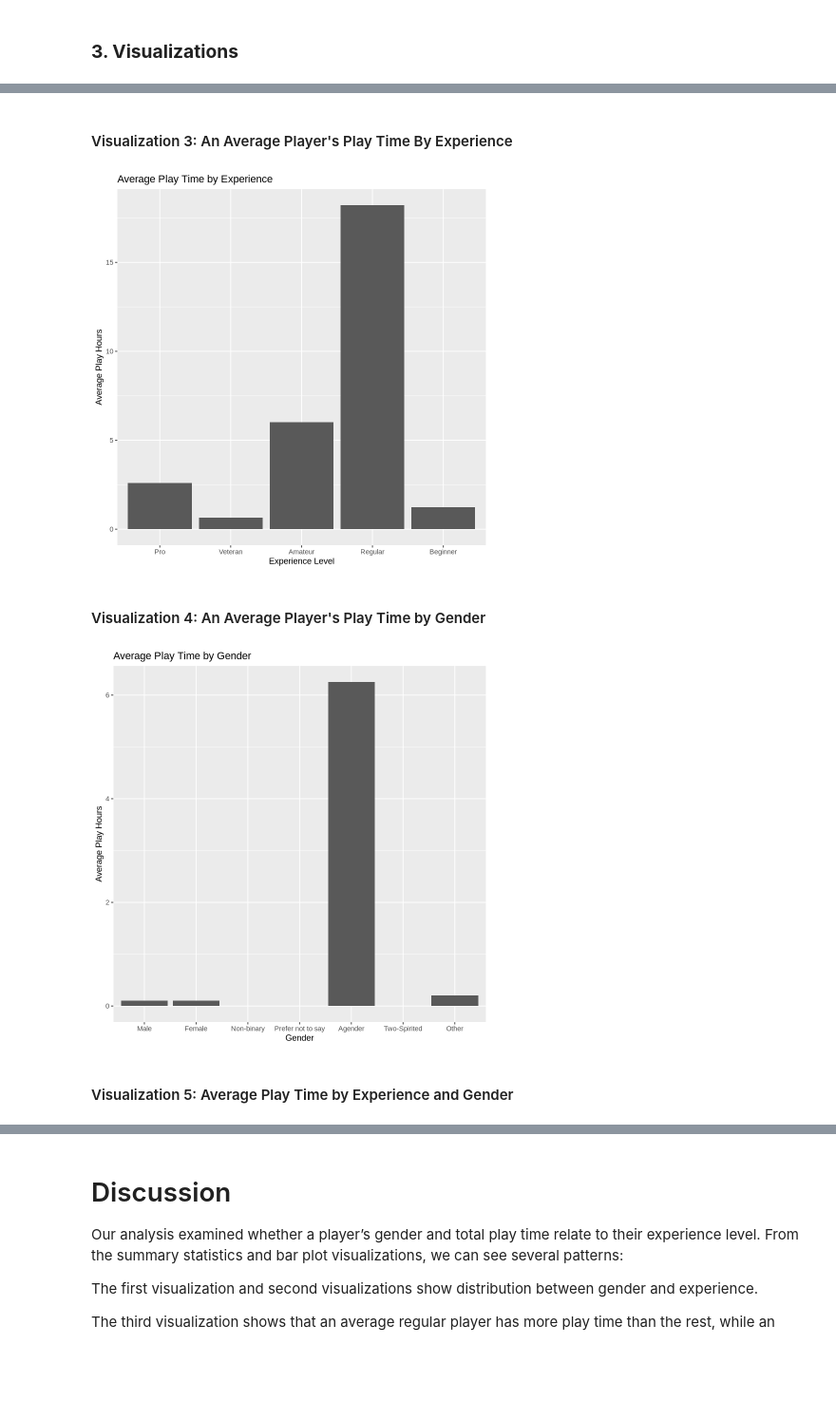
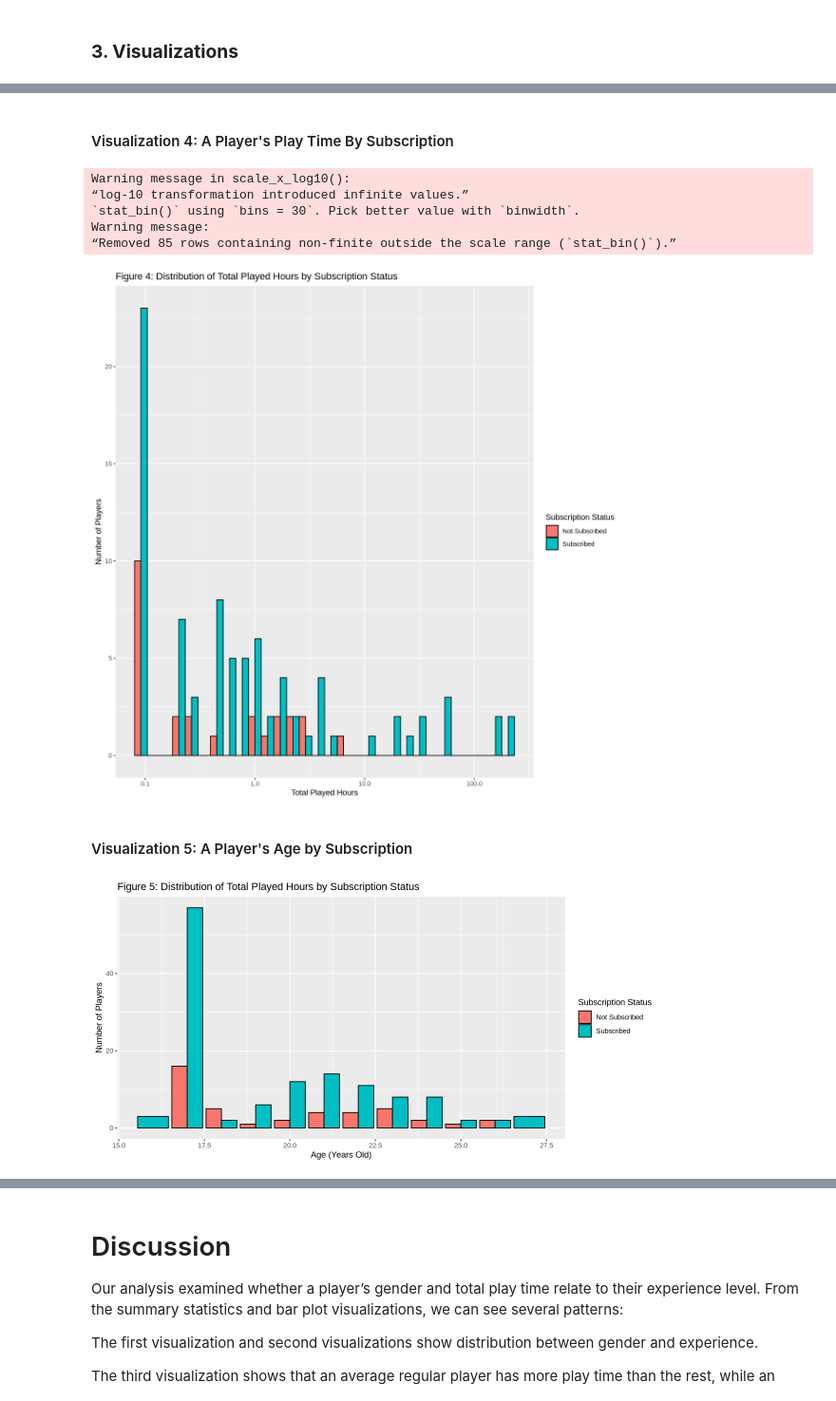
Before and after one commit to crowbirdy/project-003-29, a Jupyter notebook: Final_project.ipynb, the cells around one changed output, grey strips where cells are left out. Shown at 95% size. Saved outputs shown, nothing was run; the diff lists cells and outputs as text; code cells hidden in the pictures; blank space fills up the shorter version.

```diff
--- a/Final_project.ipynb
+++ b/Final_project.ipynb
@@ -68,11 +60,12 @@ The file `players.csv` was collected by a research group in Computer Science at
 
 The players table contains demographic and experience-related attributes describing each user. Variables such as experience and gender are categorical. To ensure proper treatment in grouping, plotting, or modeling, these fields were converted into factor types using **as_factor()**.
 # %%
-#Tidy players data
+# Tidy the players data set
 players_tidy <- players |>
-  mutate(
-    experience = as_factor(experience),
-    gender = as_factor(gender)
-  )
+select(Age, played_hours, subscribe) |>
+  mutate(subscribe = factor(subscribe,
+                            levels = c(FALSE, TRUE),
+                            labels = c("Not Subscribed", "Subscribed"))) |>
+ filter(!is.na(Age))
 head(players_tidy)
 # %% [output]
@@ -213,0 +85,15 @@ A grouped_df: 6 × 3
+# %%
+# Summary of player dataset
+players_summary <- summary(players_tidy)
+players_summary
+
+# Summarize player counts by age and extract the top 10 most frequent ages
+top10_age_distribution <- players_tidy |>
+  group_by(Age) |>
+    summarize(
+        count = n()) |>
+  slice_max(count , n = 10)
+top10_age_distribution
+
+players_top10 <- players_tidy |>
+  semi_join(top10_age_distribution, by = "Age")
@@ -242,24 +174,39 @@ experience_distribution_plot
 # %% [markdown]
-#### Visualization 3: An Average Player's Play Time By Experience
+#### Visualization 4: A Player's Play Time By Subscription
 # %%
-playtime_experience_plot <- ggplot(play_time_experience, aes(x = experience, y = avg_play_time)) +
-  geom_bar(stat = "identity") +
-  labs(title = "Average Play Time by Experience",
-       x = "Experience Level",
-       y = "Average Play Hours")
-playtime_experience_plot
+options (repr.plot.width = 10, repr.plot.height = 10)
+
+total_played_hours_plot <- ggplot(players_tidy, aes(x = played_hours, fill = subscribe)) +
+  geom_histogram(color = "black", position = "dodge") +
+  scale_x_log10() +
+  labs(
+    title = "Figure 4: Distribution of Total Played Hours by Subscription Status",
+    x = "Total Played Hours",
+    y = "Number of Players",
+    fill = "Subscription Status"
+  )
+total_played_hours_plot
 # %% [output]
+Warning message in scale_x_log10():
+“log-10 transformation introduced infinite values.”
+`stat_bin()` using `bins = 30`. Pick better value with `binwidth`.
+Warning message:
+“Removed 85 rows containing non-finite outside the scale range (`stat_bin()`).”
-[figure, old version]
+[figure, new version]
 # %% [markdown]
-#### Visualization 4: An Average Player's Play Time by Gender
+#### Visualization 5: A Player's Age by Subscription
 # %%
-playtime_gender_plot <- ggplot(play_time_gender, aes(x = gender, y = median_play_time)) +
-  geom_bar(stat = "identity") +
-  labs(title = "Average Play Time by Gender",
-       x = "Gender",
-       y = "Average Play Hours")
-playtime_gender_plot
+options (repr.plot.width = 10, repr.plot.height = 5)
+
+# Subscription status vs Age
+age_plot <- ggplot(players_top10, aes(x = Age, fill = subscribe)) +
+  geom_bar(color = "black", position = "dodge") +
+  labs(
+    title = "Figure 5: Distribution of Total Played Hours by Subscription Status",
+    x = "Age (Years Old)",
+    y = "Number of Players",
+    fill = "Subscription Status"
+  )
+age_plot
 # %% [output]
-[figure, old version]
+[figure, new version]
-# %% [markdown]
-#### Visualization 5: Average Play Time by Experience and Gender
```
Also changed, not shown: parts of 14 cells of this notebook.
